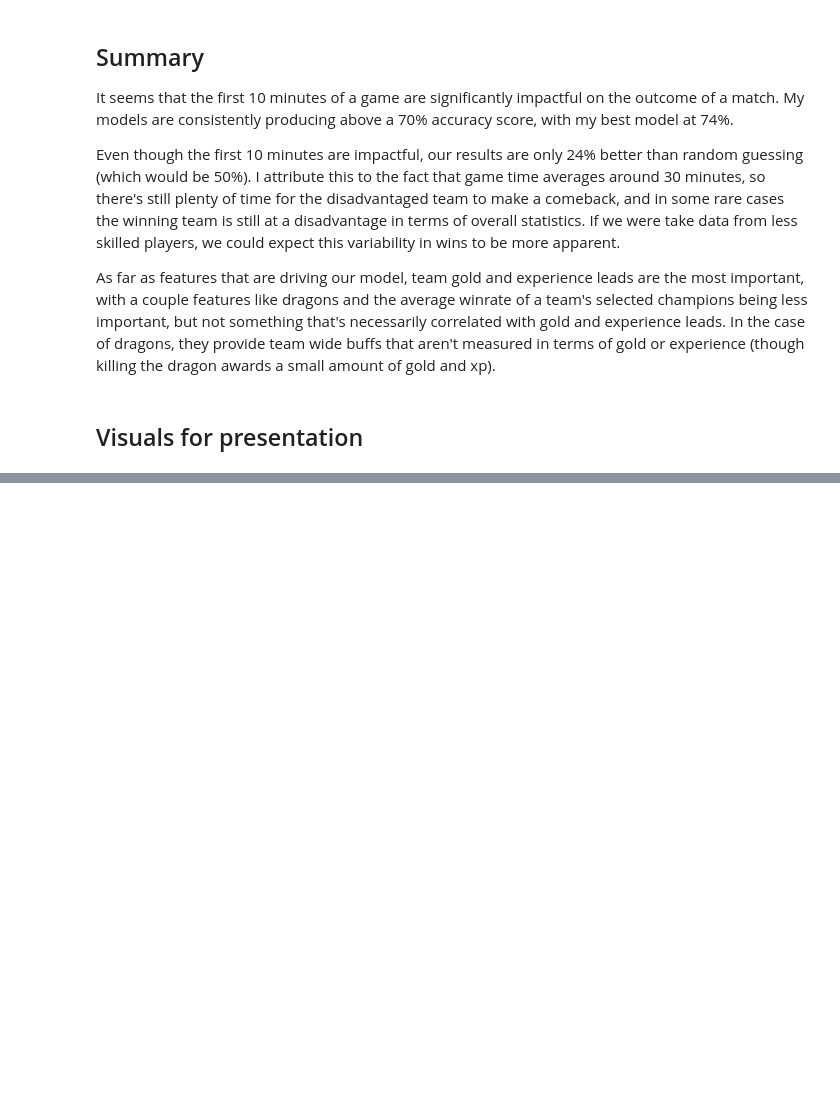
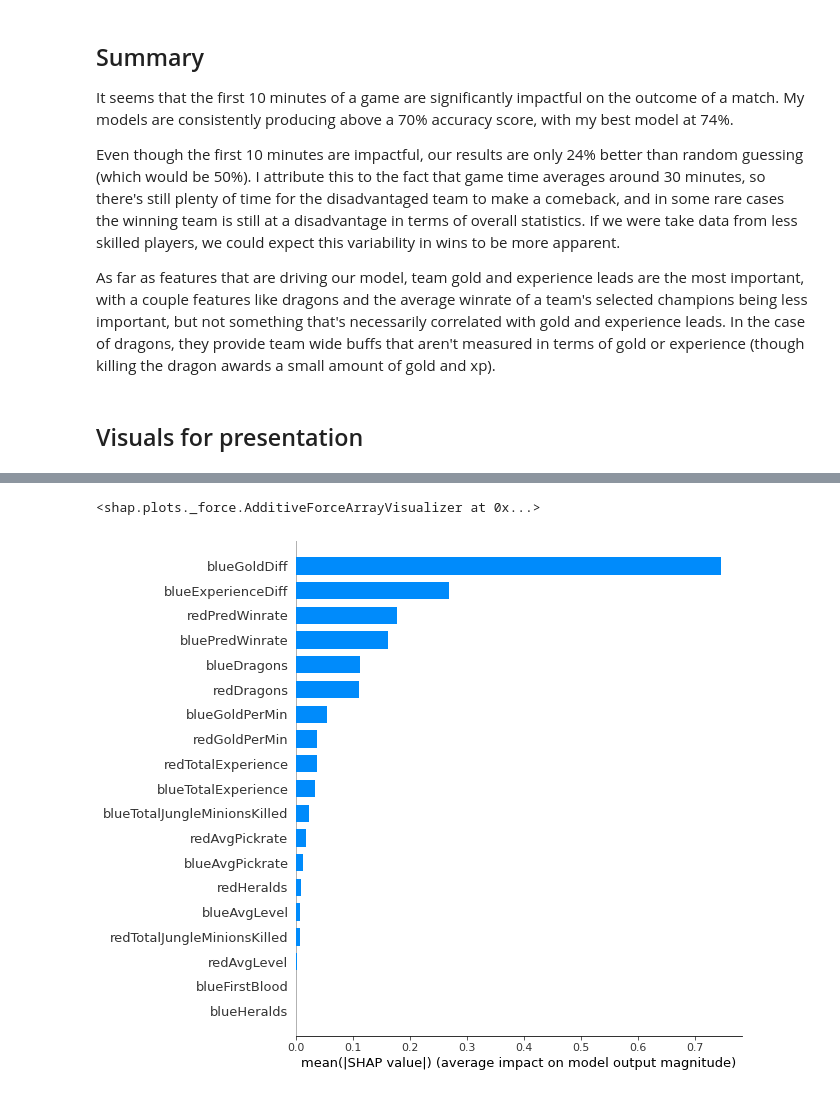
Before and after one commit to jnhoogstra/League_Predict, a Jupyter notebook: Notebooks/Individual/jake/diamond_modeling.ipynb, the cells around one changed output, grey strips where cells are left out. Cells and saved outputs as stored; diff of their text form; code cells hidden in the pictures; blank space fills up the shorter version.

```diff
--- a/Notebooks/Individual/jake/diamond_modeling.ipynb
+++ b/Notebooks/Individual/jake/diamond_modeling.ipynb
@@ -357,0 +419,8 @@ xgboost.plot_importance(boost_model_non)
+# %%
+import shap
+shap.initjs()
+
+explainer = shap.TreeExplainer(boost_model_non)
+shap_values = explainer.shap_values(X_train2)
+
+shap.force_plot(explainer.expected_value, shap_values[0,:], X_train2.iloc[0,:])
@@ -357,0 +430,8 @@ xgboost.plot_importance(boost_model_non)
+# %%
+shap.force_plot(explainer.expected_value, shap_values[:1000,:], X_train2.iloc[:1000,:])
+# %% [output]
+<shap.plots._force.AdditiveForceArrayVisualizer at 0x...>
+# %%
+shap.summary_plot(shap_values, X_train2, plot_type="bar")
+# %% [output]
+[figure, added]
```
Also changed, not shown: parts of 11 cells of this notebook, 2 other files.
